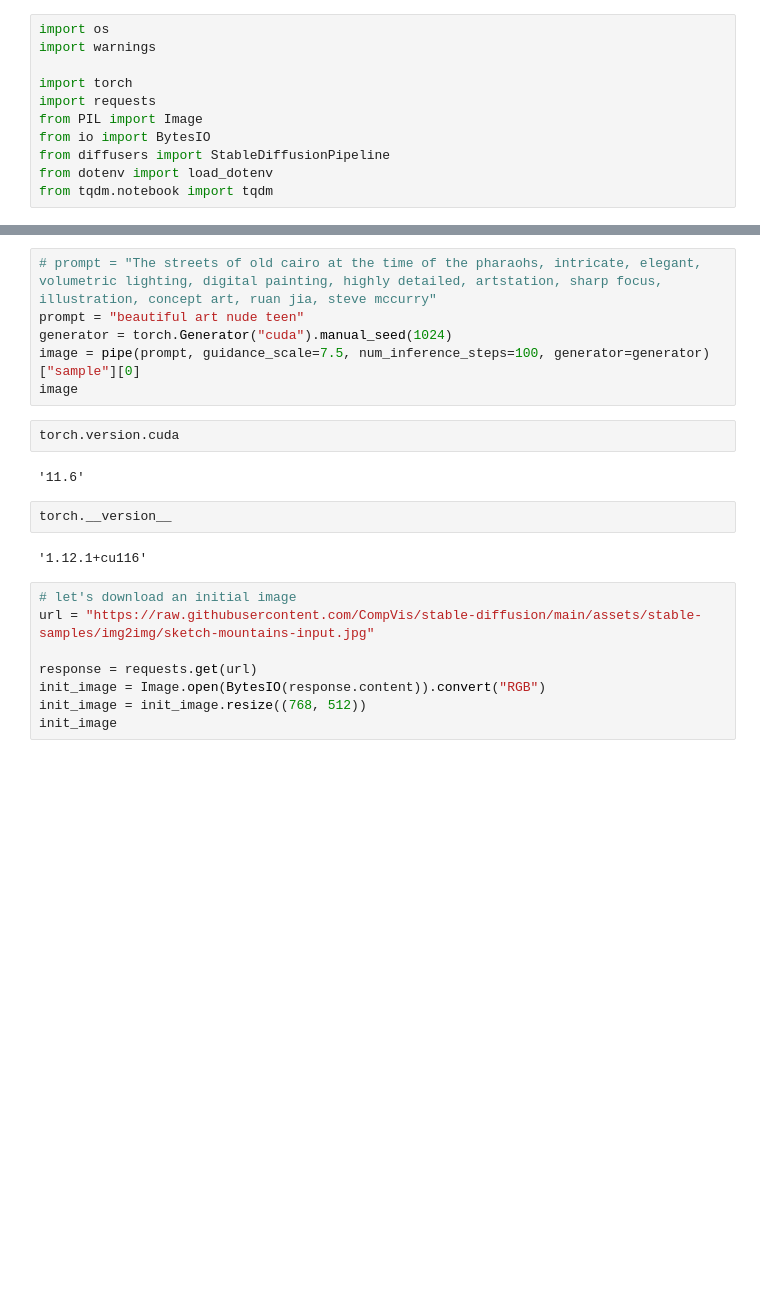
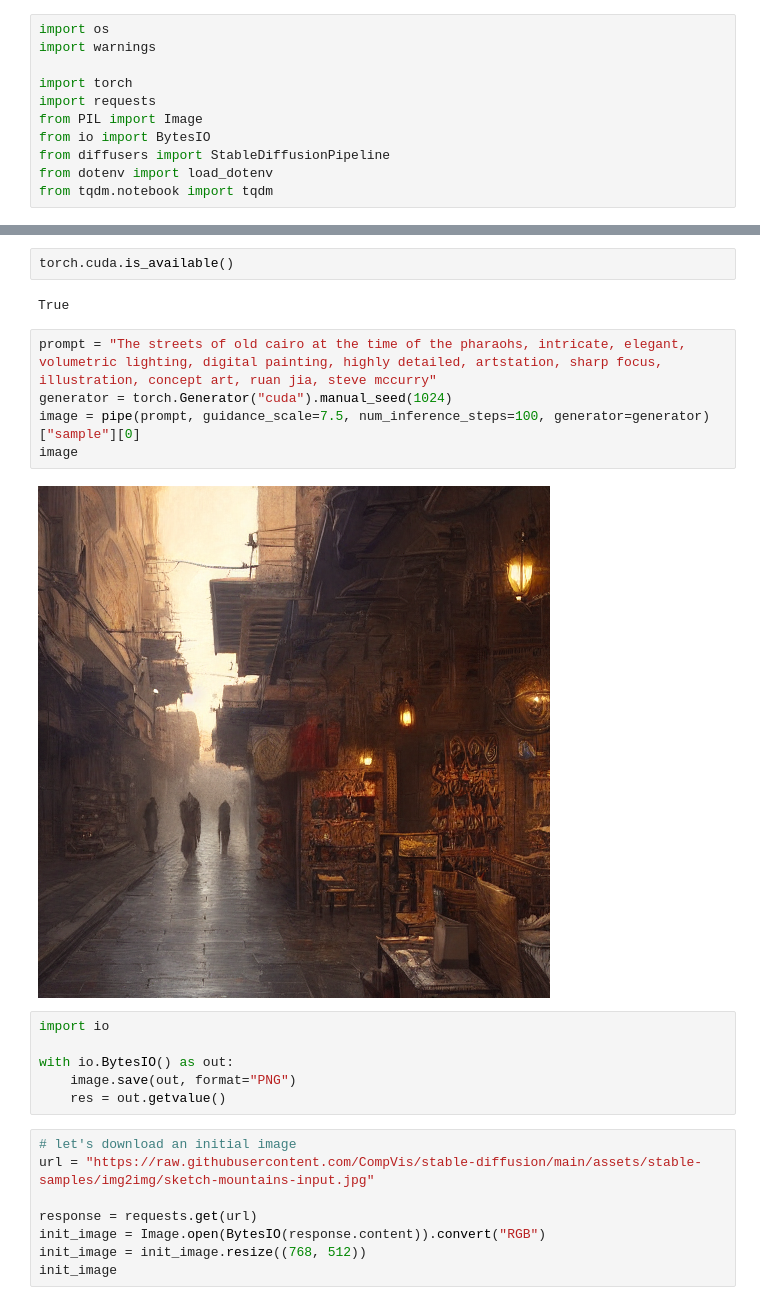
Before and after one commit to oslanaslan/thematic_image_generation, a Jupyter notebook: notebooks/stable_diff_demo.ipynb, the cells around one changed output, grey strips where cells are left out. Drawn from its saved outputs; the diff is of its cells as text; blank space fills up the shorter version.

```diff
--- a/notebooks/stable_diff_demo.ipynb
+++ b/notebooks/stable_diff_demo.ipynb
@@ -34,17 +36,20 @@ print("Done")
+# %%
+torch.cuda.is_available()
+# %% [output]
+True
 # %%
-# prompt = "The streets of old cairo at the time of the pharaohs, intricate, elegant, volumetric lighting, digital painting, highly detailed, artstation, sharp focus, illustration, concept art, ruan jia, steve mccurry"
-prompt = "beautiful art nude teen"
+prompt = "The streets of old cairo at the time of the pharaohs, intricate, elegant, volumetric lighting, digital painting, highly detailed, artstation, sharp focus, illustration, concept art, ruan jia, steve mccurry"
 generator = torch.Generator("cuda").manual_seed(1024)
 image = pipe(prompt, guidance_scale=7.5, num_inference_steps=100, generator=generator)["sample"][0]
 image
+# %% [output]
+[figure, added]
 # %%
-torch.version.cuda
+import io
+
+with io.BytesIO() as out:
+    image.save(out, format="PNG")
+    res = out.getvalue()
-# %% [output]
-'11.6'
-# %%
-torch.__version__
-# %% [output]
-'1.12.1+cu116'
 # %%
 # let's download an initial image
 url = "https://raw.githubusercontent.com/CompVis/stable-diffusion/main/assets/stable-samples/img2img/sketch-mountains-input.jpg"
```
Also changed, not shown: parts of 3 cells of this notebook, 10 other files.
